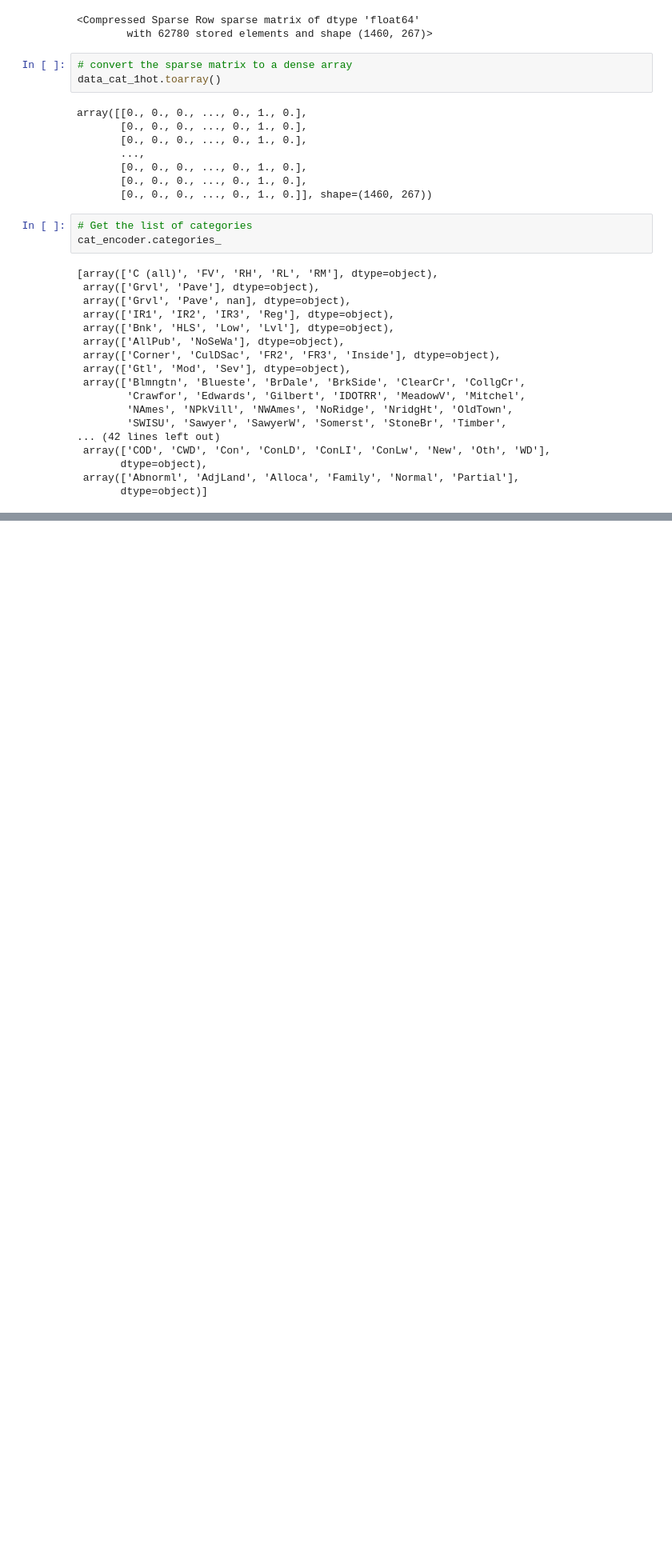
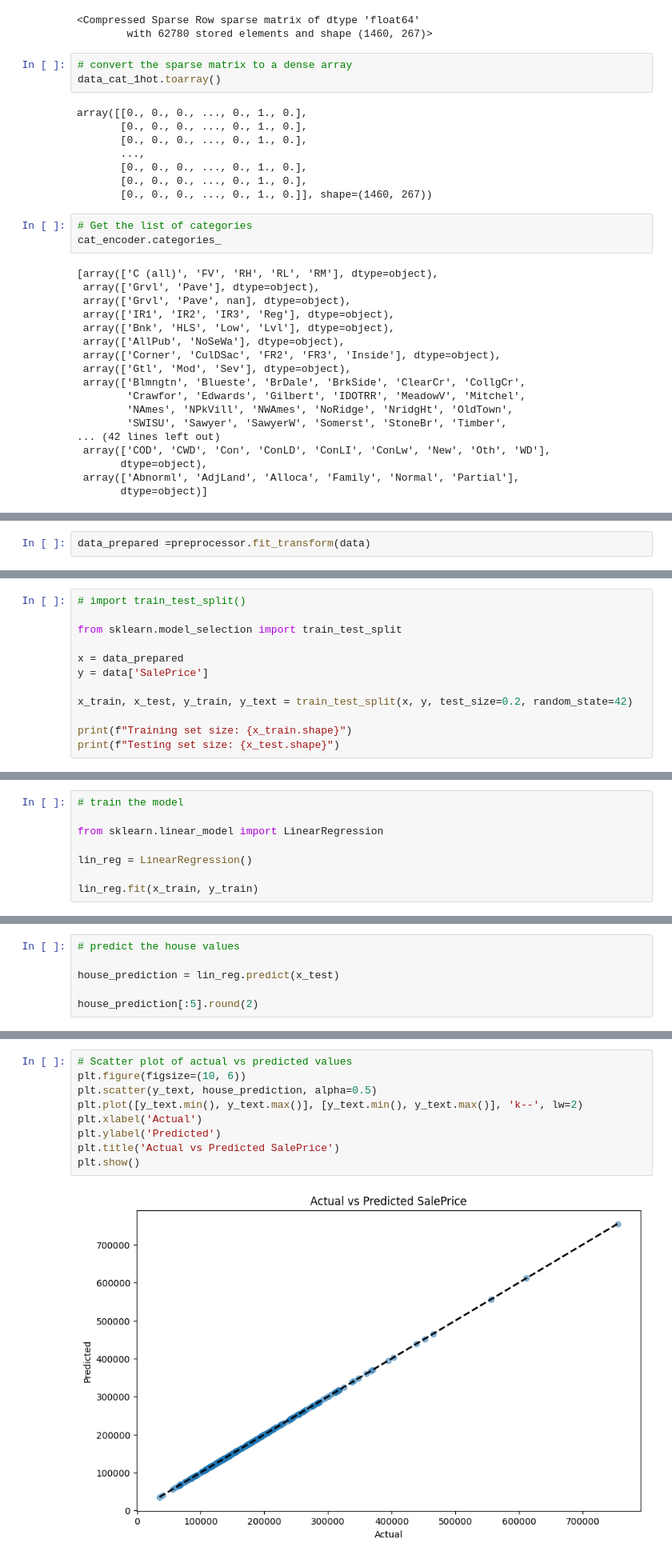
Before and after one commit to RonnyMuthomi/Housing_-Prices_-Competition_for_Kaggle_Learn_Users, a Jupyter notebook: house_price_competion_kaggle.ipynb, the cells around one changed output, grey strips where cells are left out. Shown at 80% size. Saved outputs shown, nothing was run; the diff lists cells and outputs as text; blank space fills up the shorter version.

```diff
--- a/house_price_competion_kaggle.ipynb
+++ b/house_price_competion_kaggle.ipynb
@@ -375,0 +492,2 @@ cat_encoder.categories_
+# %%
+data_prepared =preprocessor.fit_transform(data)
@@ -375,0 +520,12 @@ cat_encoder.categories_
+# %%
+# import train_test_split()
+
+from sklearn.model_selection import train_test_split
+
+x = data_prepared
+y = data['SalePrice']
+
+x_train, x_test, y_train, y_text = train_test_split(x, y, test_size=0.2, random_state=42)
+
+print(f"Training set size: {x_train.shape}")
+print(f"Testing set size: {x_test.shape}")
@@ -375,0 +535,8 @@ cat_encoder.categories_
+# %%
+# train the model
+
+from sklearn.linear_model import LinearRegression
+
+lin_reg = LinearRegression()
+
+lin_reg.fit(x_train, y_train)
@@ -375,0 +555,6 @@ cat_encoder.categories_
+# %%
+# predict the house values
+
+house_prediction = lin_reg.predict(x_test)
+
+house_prediction[:5].round(2)
@@ -375,0 +575,11 @@ cat_encoder.categories_
+# %%
+# Scatter plot of actual vs predicted values
+plt.figure(figsize=(10, 6))
+plt.scatter(y_text, house_prediction, alpha=0.5)
+plt.plot([y_text.min(), y_text.max()], [y_text.min(), y_text.max()], 'k--', lw=2)
+plt.xlabel('Actual')
+plt.ylabel('Predicted')
+plt.title('Actual vs Predicted SalePrice')
+plt.show()
+# %% [output]
+[figure, added]
```
Also changed, not shown: parts of 29 cells of this notebook.
